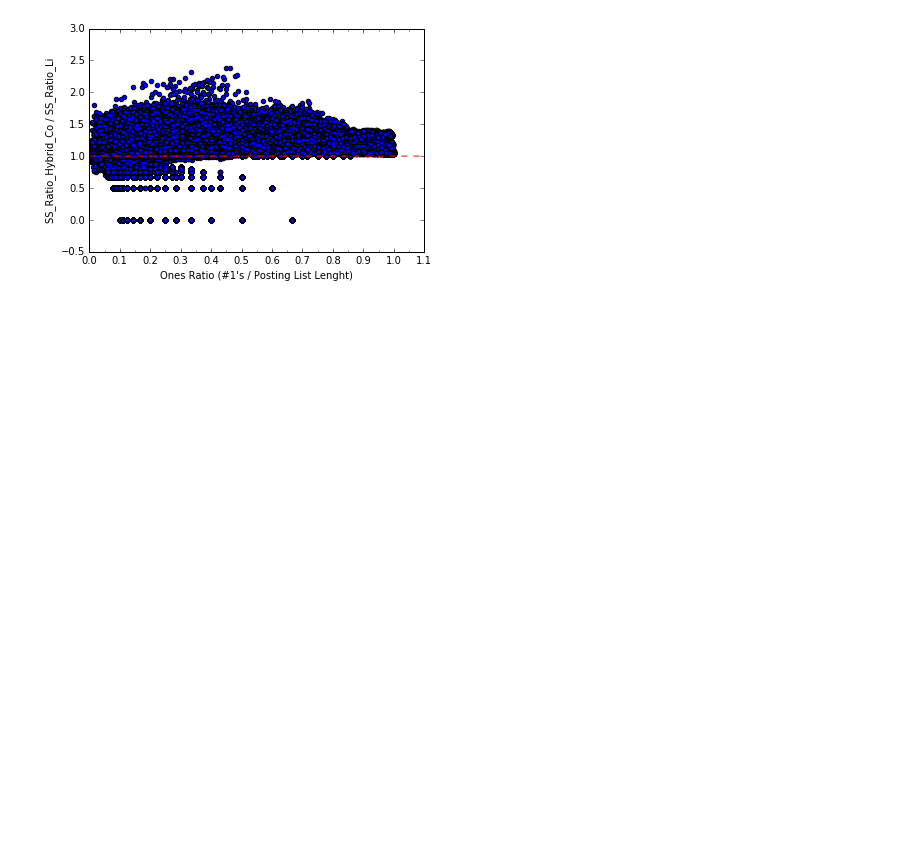
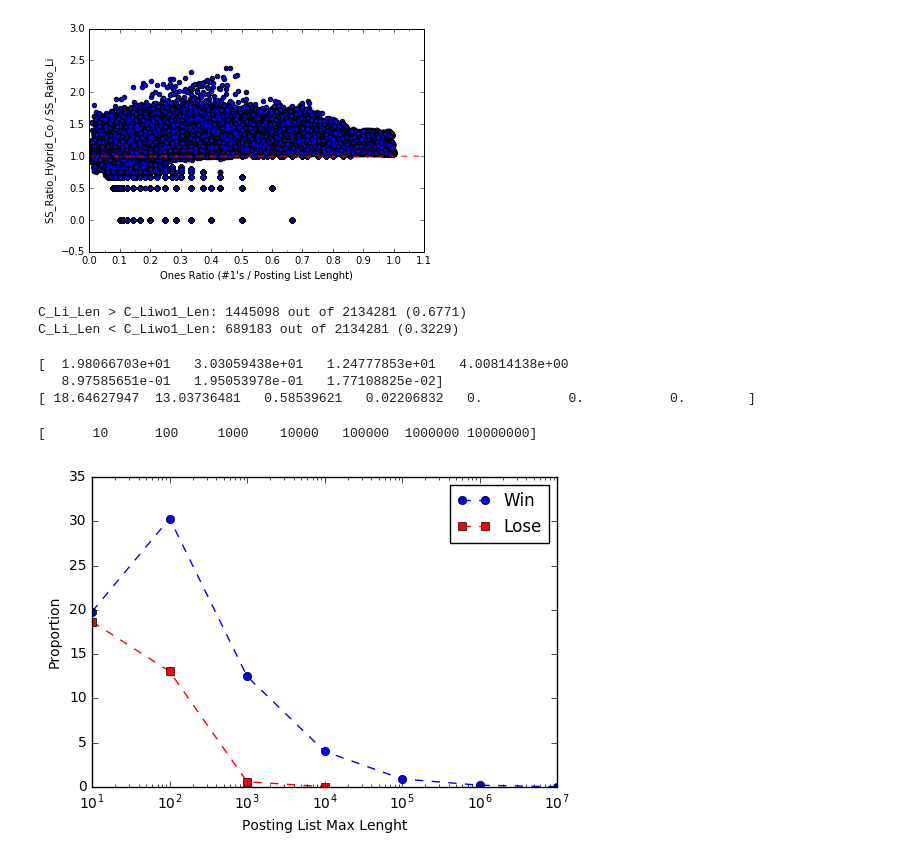
Before and after one commit to earissola/research, a Jupyter notebook: notebooks/webbase_uint16.ipynb, the cells around one changed output. Drawn from its saved outputs; the diff is of its cells as text; code cells hidden in the pictures; blank space fills up the shorter version.

```diff
--- a/notebooks/webbase_uint16.ipynb
+++ b/notebooks/webbase_uint16.ipynb
@@ -34,6 +34,8 @@ indexData['SS_Ratio_Hybrid_Co'] = 1 - (indexData.C_Liwo1_Bytes + indexData.EWAH_
 
 indexData['SS_Ratio_Hybrid_Un_woBitmap'] = 1 - (indexData.Liwo1_Bytes) / indexData.Li_Bytes
 indexData['SS_Ratio_Hybrid_Co_woBitmap'] = 1 - (indexData.C_Liwo1_Bytes) / indexData.Li_Bytes
+
+indexData['C_Li_wo1_EWAH_bitmap_Bytes'] = indexData.C_Liwo1_Bytes + indexData.EWAH_bitmap_Bytes
 # %%
 indexData[indexData.columns[1:]]
 #indexData[['SS_Ratio_Li', 'SS_Ratio_Liwo1', 'SS_Ratio_Hybrid_Un', 'SS_Ratio_Hybrid_Co']]
@@ -260,3 +262,50 @@ ax.set_xlim([0.0, 1.1])
 # %% [output]
 (0.0, 1.1)
 [figure]
+# %%
+C_Li_Len_vs_C_Liwo1_Len_count_more = 0
+C_Li_Len_vs_C_Liwo1_Len_count_less_equal = 0
+assert (indexData.C_Li_Len.shape[0] == indexData.C_Liwo1_Len.shape[0]), "Error de tamaño"
+for C_Li_Len, C_Liwo1_Len in zip(indexData.C_Li_Len.values, indexData.C_Liwo1_Len.values):
+    if (C_Li_Len > C_Liwo1_Len):
+        C_Li_Len_vs_C_Liwo1_Len_count_more += 1
+    else: #(C_Li_Len >= C_Liwo1_Len)
+        C_Li_Len_vs_C_Liwo1_Len_count_less_equal += 1
+
+print 'C_Li_Len > C_Liwo1_Len: %i out of %i (%.4f)' % (C_Li_Len_vs_C_Liwo1_Len_count_more, indexData.C_Li_Len.shape[0], float(C_Li_Len_vs_C_Liwo1_Len_count_more) / indexData.C_Li_Len.shape[0])
+print 'C_Li_Len < C_Liwo1_Len: %i out of %i (%.4f)' % (C_Li_Len_vs_C_Liwo1_Len_count_less_equal, indexData.C_Li_Len.shape[0], float(C_Li_Len_vs_C_Liwo1_Len_count_less_equal) / indexData.C_Li_Len.shape[0])
+
+C_Li_Len_vs_C_Liwo1_Len_more = indexData.query('C_Li_Len > C_Liwo1_Len')['Li_Len']
+C_Li_Len_vs_C_Liwo1_Len_less_equal = indexData.query('C_Li_Len <= C_Liwo1_Len')['Li_Len']
+# %% [output]
+C_Li_Len > C_Liwo1_Len: 1445098 out of 2134281 (0.6771)
+C_Li_Len < C_Liwo1_Len: 689183 out of 2134281 (0.3229)
+# %%
+logBins = np.logspace(1.0, 7, num=7, dtype=np.uint64)
+bin_count_C_Li_Len_vs_C_Liwo1_Len_more = np.zeros(7, dtype=np.uint64)
+bin_count_C_Li_Len_vs_C_Liwo1_Len_less_equal = np.zeros(7, dtype=np.uint64)
+# Interval Type [) #
+for Li_Len in C_Li_Len_vs_C_Liwo1_Len_more.values:
+    bin_count_C_Li_Len_vs_C_Liwo1_Len_more[bisect.bisect_right(logBins, Li_Len)] += 1
+
+for Li_Len in C_Li_Len_vs_C_Liwo1_Len_less_equal.values:
+    bin_count_C_Li_Len_vs_C_Liwo1_Len_less_equal[bisect.bisect_right(logBins, Li_Len)] += 1
+# %% [output]
+[  1.98066703e+01   3.03059438e+01   1.24777853e+01   4.00814138e+00
+   8.97585651e-01   1.95053978e-01   1.77108825e-02]
+[ 18.64627947  13.03736481   0.58539621   0.02206832   0.           0.           0.        ]
+# %%
+figure, ax = plt.subplots()
+y = (bin_count_C_Li_Len_vs_C_Liwo1_Len_more.astype(dtype=np.float64) / indexData.C_Li_Len.shape[0]) * 100
+ax.plot(logBins, y, marker='o', linestyle='--', label='Win')
+y = (bin_count_C_Li_Len_vs_C_Liwo1_Len_less_equal.astype(dtype=np.float64) / indexData.C_Li_Len.shape[0]) * 100
+ax.plot(logBins[:4], y[:4], color='r', marker='s', linestyle='--', label='Lose')
+ax.set_xlabel('Posting List Max Lenght')
+ax.set_ylabel('Proportion')
+ax.set_xscale('log')
+#x.set_yscale('log')
+ax.legend()
+print logBins
+# %% [output]
+[      10      100     1000    10000   100000  1000000 10000000]
+[figure, added]
```
Also changed, not shown: parts of 5 cells of this notebook, 7 other files.
